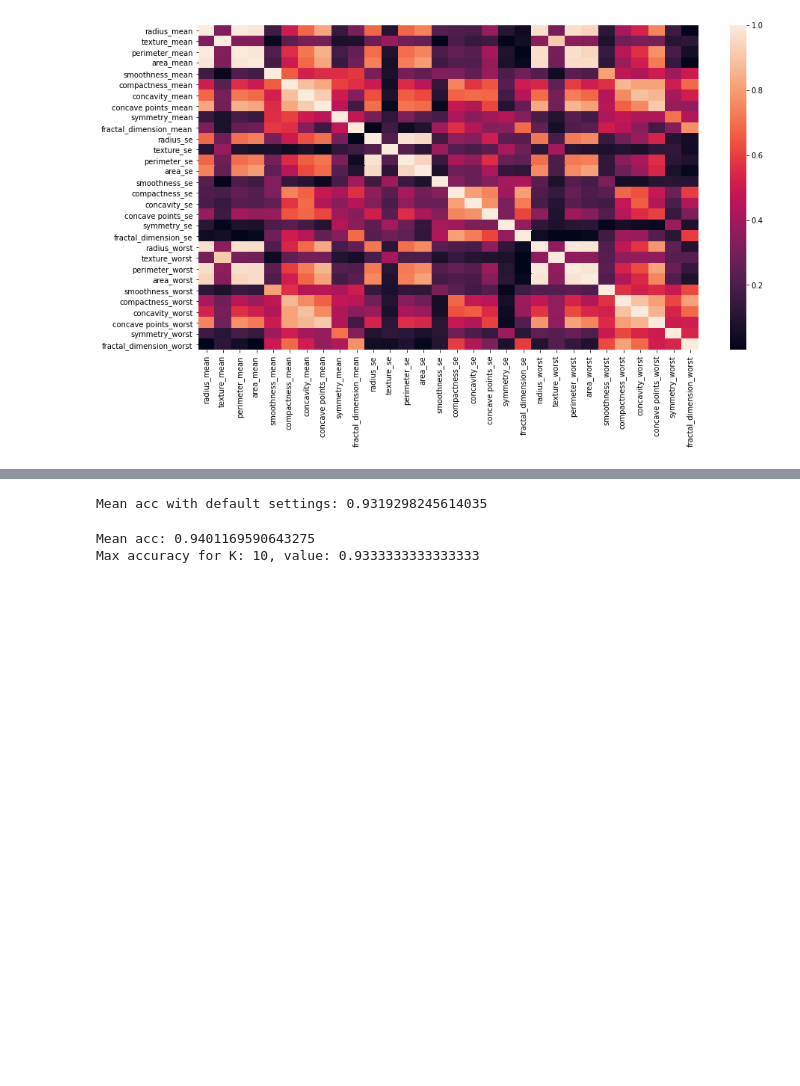
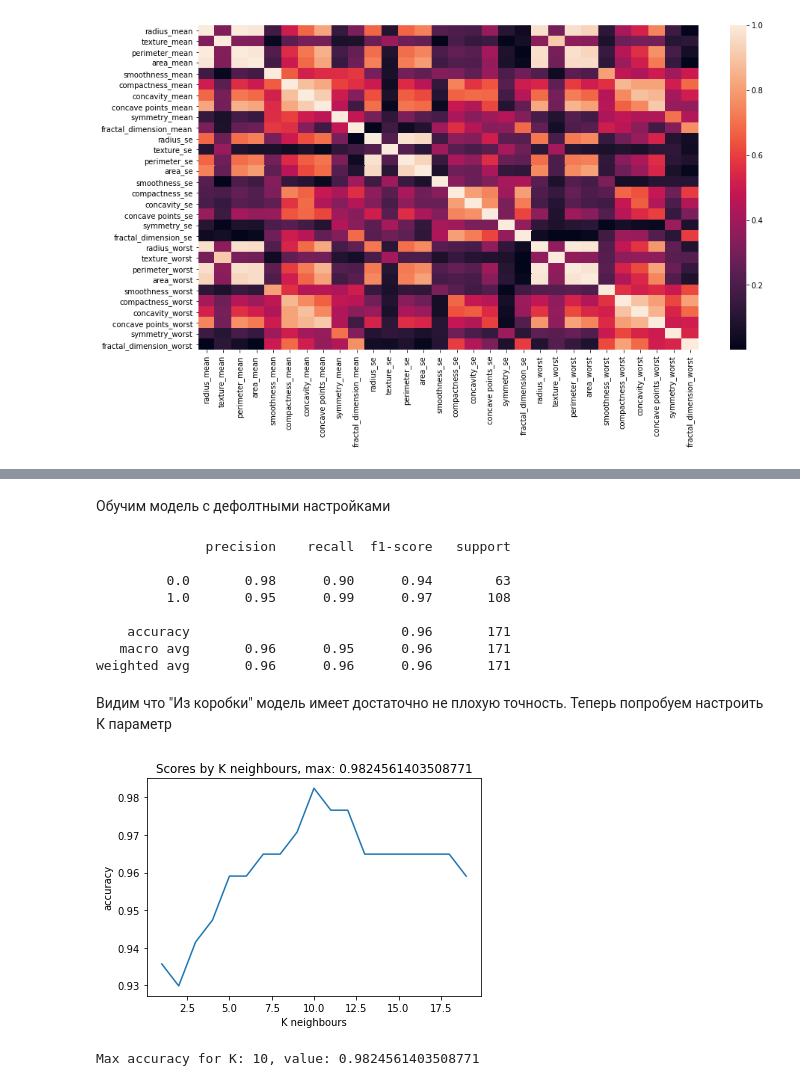
Before and after one commit to TefloniusMonk/intro, a Jupyter notebook: notebooks/breast_cancer.ipynb, the cells around one changed output, grey strips where cells are left out. Drawn from its saved outputs; the diff is of its cells as text; code cells hidden in the pictures; blank space fills up the shorter version.

```diff
--- a/notebooks/breast_cancer.ipynb
+++ b/notebooks/breast_cancer.ipynb
@@ -67,55 +58,56 @@ dataset.describe()
+# %% [markdown]
+Обучим модель с дефолтными настройками
 # %%
-acc = []
-for i in range(CROSS_VALIDATION_ITER):
-    X_train, X_test, y_train, y_test = train_test_split(dataset, answers, test_size=TEST_SIZE,
-                                                        random_state=int(random() * 100))
-    knn = KNeighborsClassifier()
-    knn.fit(X_train, y_train)
-    acc.append(knn.score(X_test, y_test))
-    print(classification_report(y_test, knn.predict(X_test)))
 
-print("Mean acc with default settings: {}".format(statistics.mean(acc)))
-# Mean acc with default settings(K = 5): 0.9272340425531915
+X_train, X_test, y_train, y_test = train_test_split(dataset, answers, test_size=TEST_SIZE,
+                                                        random_state=42)
+knn = KNeighborsClassifier()
+knn.fit(X_train, y_train)
+print(classification_report(y_test, knn.predict(X_test)))
 # %% [output]
-Mean acc with default settings: 0.9319298245614035
+              precision    recall  f1-score   support
+
+         0.0       0.98      0.90      0.94        63
+         1.0       0.95      0.99      0.97       108
+
+    accuracy                           0.96       171
+   macro avg       0.96      0.95      0.96       171
+weighted avg       0.96      0.96      0.96       171
+# %% [markdown]
+Видим что "Из коробки" модель имеет достаточно не плохую точность. Теперь попробуем настроить К параметр
 # %%
-max_acc = []
+
+
+X_train, X_test, y_train, y_test = train_test_split(dataset, answers, test_size=TEST_SIZE,
+                                                        random_state=42)
+scores = dict()
 acc_by_K = dict()
 
-for i in range(CROSS_VALIDATION_ITER):
-    X_train, X_test, y_train, y_test = train_test_split(dataset, answers, test_size=TEST_SIZE,
-                                                        random_state=int(random() * 100))
-    scores = dict()
-
-    for k in range(1, 20):
-        if k not in acc_by_K.keys():
-            acc_by_K[k] = []
-        knn = KNeighborsClassifier(k)
-        knn.fit(X_train, y_train)
-        scores[k] = knn.score(X_test, y_test)
-        acc_by_K[k].append(scores[k])
-    max_acc.append(max(scores.values()))
-    plt.plot(scores.keys(), scores.values())
-    plt.xlabel("K neighbours")
-    plt.ylabel("accuracy")
-    plt.title("Scores by K neighbours, max: " + str(max(scores.values())))
-    plt.show()
-print("Mean acc: " + str(statistics.mean(max_acc)))
+for k in range(1, 20):
+    if k not in acc_by_K.keys():
+        acc_by_K[k] = []
+    knn = KNeighborsClassifier(k)
+    knn.fit(X_train, y_train)
+    scores[k] = knn.score(X_test, y_test)
+    acc_by_K[k].append(scores[k])
+plt.plot(scores.keys(), scores.values())
+plt.xlabel("K neighbours")
+plt.ylabel("accuracy")
+plt.title("Scores by K neighbours, max: " + str(max(scores.values())))
+plt.show()
 
 mean_for_K = dict()
 for i in acc_by_K:
     mean_for_K[i] = statistics.mean(acc_by_K[i])
 max_K, max_K_value = "", 0
 
 for key in mean_for_K:
     if mean_for_K[key] > max_K_value:
         max_K, max_K_value = key, mean_for_K[key]
 print("Max accuracy for K: {}, value: {}".format(max_K, max_K_value))
-# Mean acc: 0.9429787234042554
-# Max accuracy for K: 10, value: 0.938936170212766
 # %% [output]
+[figure, added]
-Mean acc: 0.9401169590643275
-Max accuracy for K: 10, value: 0.9333333333333333
+Max accuracy for K: 10, value: 0.9824561403508771
 # %%
 
 max_acc = []
```
Also changed, not shown: parts of 12 cells of this notebook, 1 other file.
